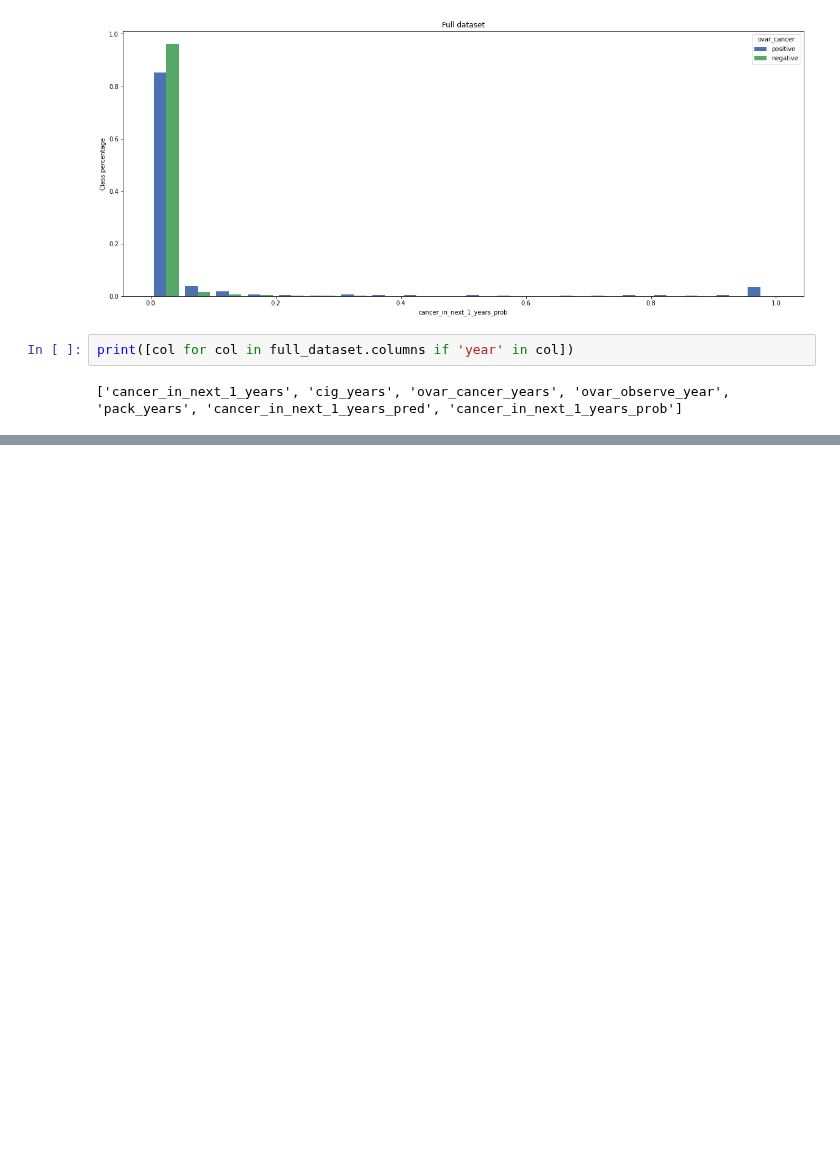
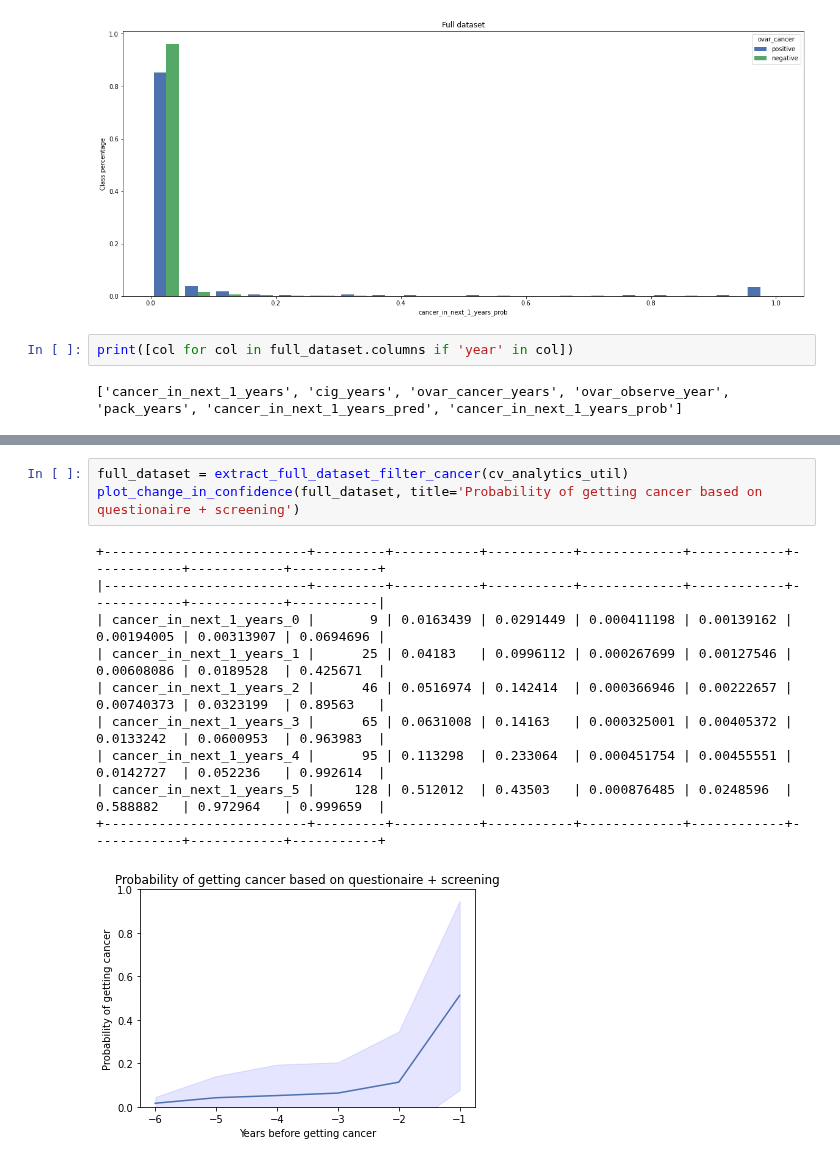
Before and after one commit to fedorenkood/ovarian_cancer_models, a Jupyter notebook: running_tests_single_label.ipynb, the cells around one changed output, grey strips where cells are left out. Cells and saved outputs as stored; diff of their text form; blank space fills up the shorter version.

```diff
--- a/running_tests_single_label.ipynb
+++ b/running_tests_single_label.ipynb
@@ -227,2 +384,16 @@ print([col for col in full_dataset.columns if 'year' in col])
+# %%
+full_dataset = extract_full_dataset_filter_cancer(cv_analytics_util)
+plot_change_in_confidence(full_dataset, title='Probability of getting cancer based on questionaire + screening')
+# %% [output]
++--------------------------+---------+-----------+-----------+-------------+------------+------------+------------+-----------+
+|--------------------------+---------+-----------+-----------+-------------+------------+------------+------------+-----------|
+| cancer_in_next_1_years_0 |       9 | 0.0163439 | 0.0291449 | 0.000411198 | 0.00139162 | 0.00194005 | 0.00313907 | 0.0694696 |
+| cancer_in_next_1_years_1 |      25 | 0.04183   | 0.0996112 | 0.000267699 | 0.00127546 | 0.00608086 | 0.0189528  | 0.425671  |
+| cancer_in_next_1_years_2 |      46 | 0.0516974 | 0.142414  | 0.000366946 | 0.00222657 | 0.00740373 | 0.0323199  | 0.89563   |
+| cancer_in_next_1_years_3 |      65 | 0.0631008 | 0.14163   | 0.000325001 | 0.00405372 | 0.0133242  | 0.0600953  | 0.963983  |
+| cancer_in_next_1_years_4 |      95 | 0.113298  | 0.233064  | 0.000451754 | 0.00455551 | 0.0142727  | 0.052236   | 0.992614  |
+| cancer_in_next_1_years_5 |     128 | 0.512012  | 0.43503   | 0.000876485 | 0.0248596  | 0.588882   | 0.972964   | 0.999659  |
++--------------------------+---------+-----------+-----------+-------------+------------+------------+------------+-----------+
+[figure, added]
 # %%
 full_dataset = get_dataset_with_predictions(cv_analytics_util, id_col = 'index', label = 'cancer_in_next_1_years')
```
Also changed, not shown: parts of 25 cells of this notebook, 3 other files.
